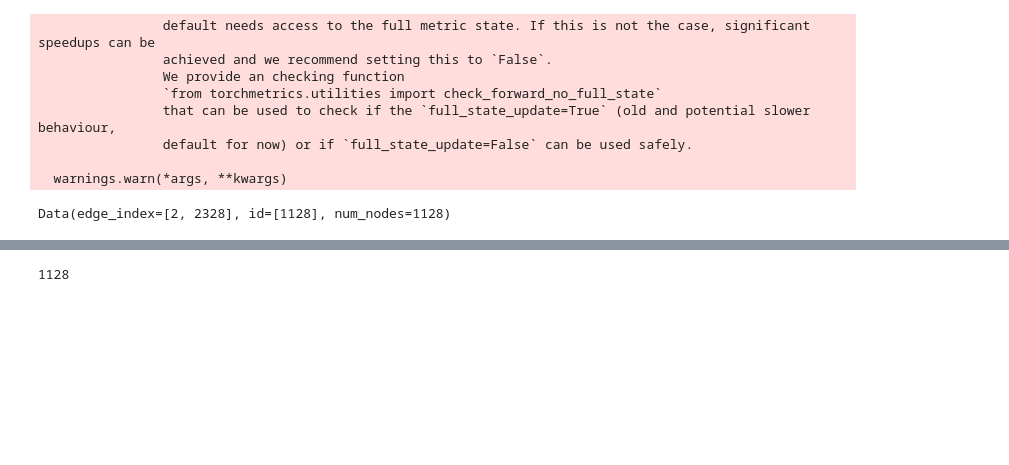
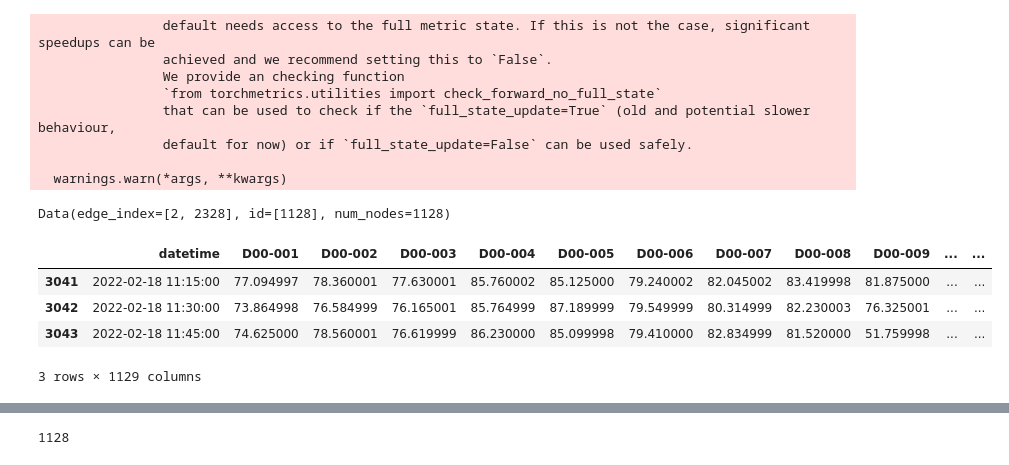
Before and after one commit to Eldervald/traffic-extrapolation, a Jupyter notebook: crn/gnn_forecasting.ipynb, the cells around one changed output, grey strips where cells are left out. Saved outputs shown, nothing was run; the diff lists cells and outputs as text; code cells hidden in the pictures; blank space fills up the shorter version.

```diff
--- a/crn/gnn_forecasting.ipynb
+++ b/crn/gnn_forecasting.ipynb
@@ -63,4 +63,15 @@ pyg_data.to(device);
 pyg_data
 # %% [output]
 Data(edge_index=[2, 2328], id=[1128], num_nodes=1128)
+# %%
+avg_speed = pd.read_csv('data/avg_speed.csv')
+# avg_speed = avg_speed.fillna(method='ffill')
+avg_speed = avg_speed.fillna(avg_speed.mean())
+avg_speed.tail(3)
+# %% [output]
+|  | datetime | D00-001 | D00-002 | D00-003 | D00-004 | D00-005 | D00-006 | D00-007 | D00-008 | D00-009 | ... | ... |
+| 3041 | 2022-02-18 11:15:00 | 77.094997 | 78.360001 | 77.630001 | 85.760002 | 85.125000 | 79.240002 | 82.045002 | 83.419998 | 81.875000 | ... | ... |
+| 3042 | 2022-02-18 11:30:00 | 73.864998 | 76.584999 | 76.165001 | 85.764999 | 87.189999 | 79.549999 | 80.314999 | 82.230003 | 76.325001 | ... | ... |
+| 3043 | 2022-02-18 11:45:00 | 74.625000 | 78.560001 | 76.619999 | 86.230000 | 85.099998 | 79.410000 | 82.834999 | 81.520000 | 51.759998 | ... | ... |
+3 rows × 1129 columns
 # %%
```
Also changed, not shown: parts of 19 cells of this notebook.
